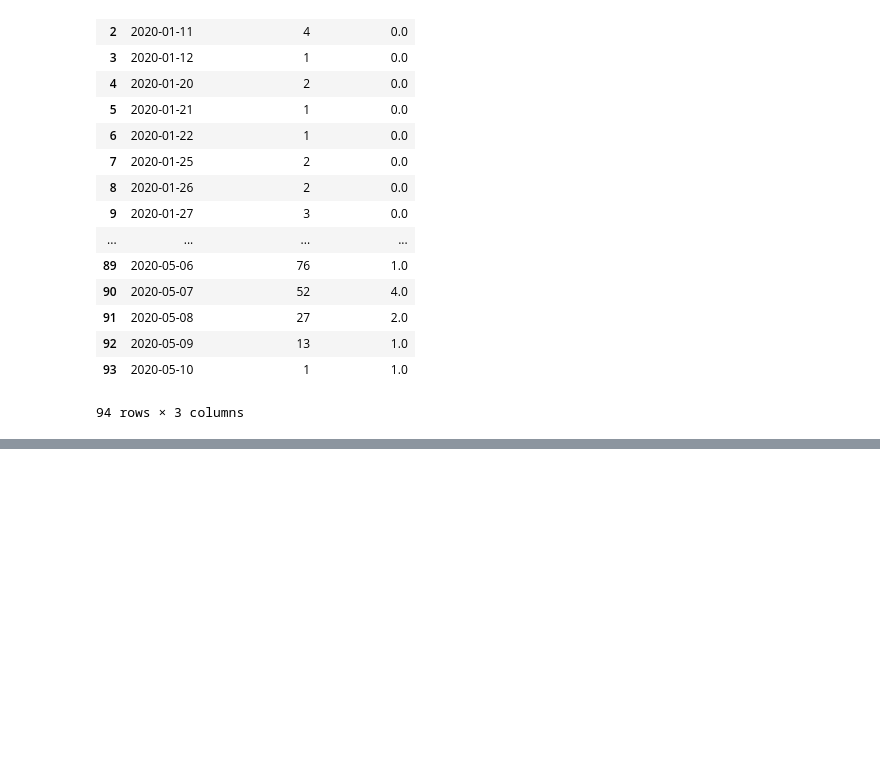
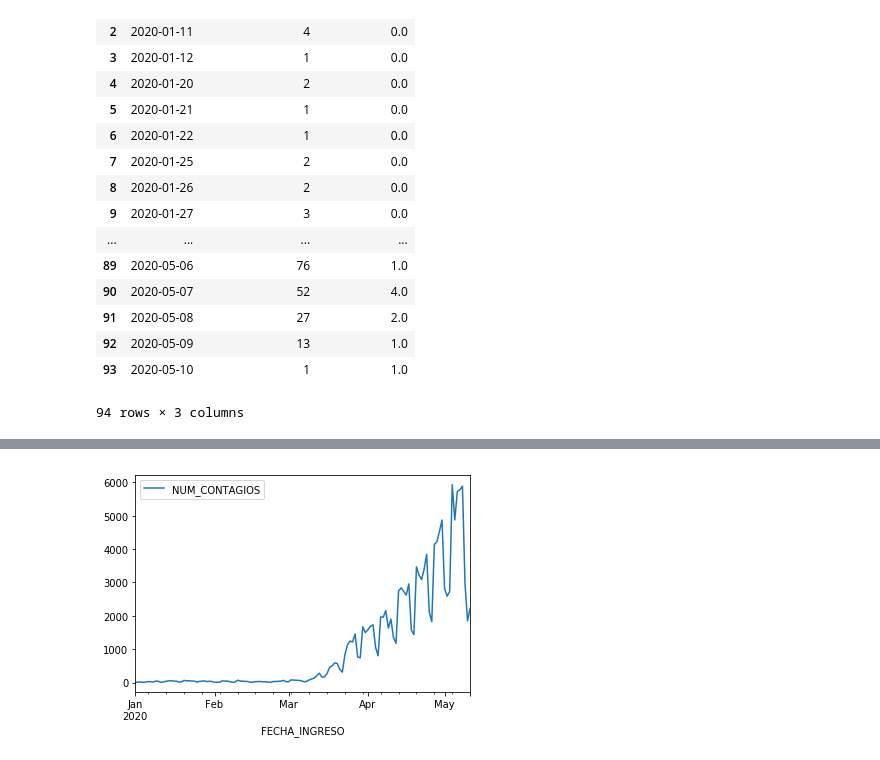
Before and after one commit to mcd-unison/examen-prog, a Jupyter notebook: mcd.ipynb, the cells around one changed output, grey strips where cells are left out. Drawn from its saved outputs; the diff is of its cells as text; code cells hidden in the pictures; blank space fills up the shorter version.

```diff
--- a/mcd.ipynb
+++ b/mcd.ipynb
@@ -37,0 +110,3 @@ tabla1.to_csv('covid-data/tabla1.csv', encoding = "ISO-8859-1")
+# %%
+tabla3 = df.groupby(['FECHA_INGRESO']).size().to_frame('NUM_CONTAGIOS').reset_index()
+tabla3
@@ -37,0 +132,11 @@ tabla1.to_csv('covid-data/tabla1.csv', encoding = "ISO-8859-1")
+# %%
+#De igual manera  se crea la grafica del numero de contagios en contraste con el tiempo
+
+tabla3['FECHA_INGRESO'] = pd.to_datetime(tabla3['FECHA_INGRESO'])
+
+grafica2 = tabla3.plot(x='FECHA_INGRESO', y='NUM_CONTAGIOS').get_figure()
+
+#Guardando en un archivo png
+grafica2.savefig('covid-data/grafica2.png')
+# %% [output]
+[figure, added]
```
Also changed, not shown: parts of 12 cells of this notebook.
